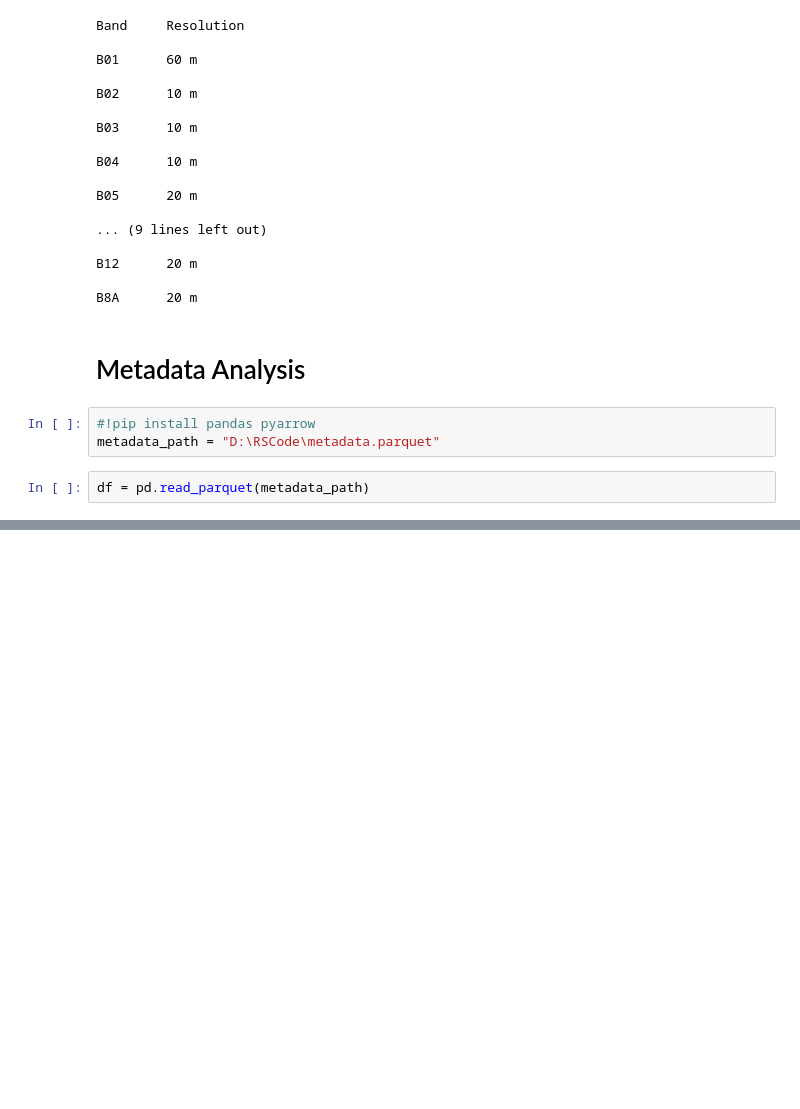
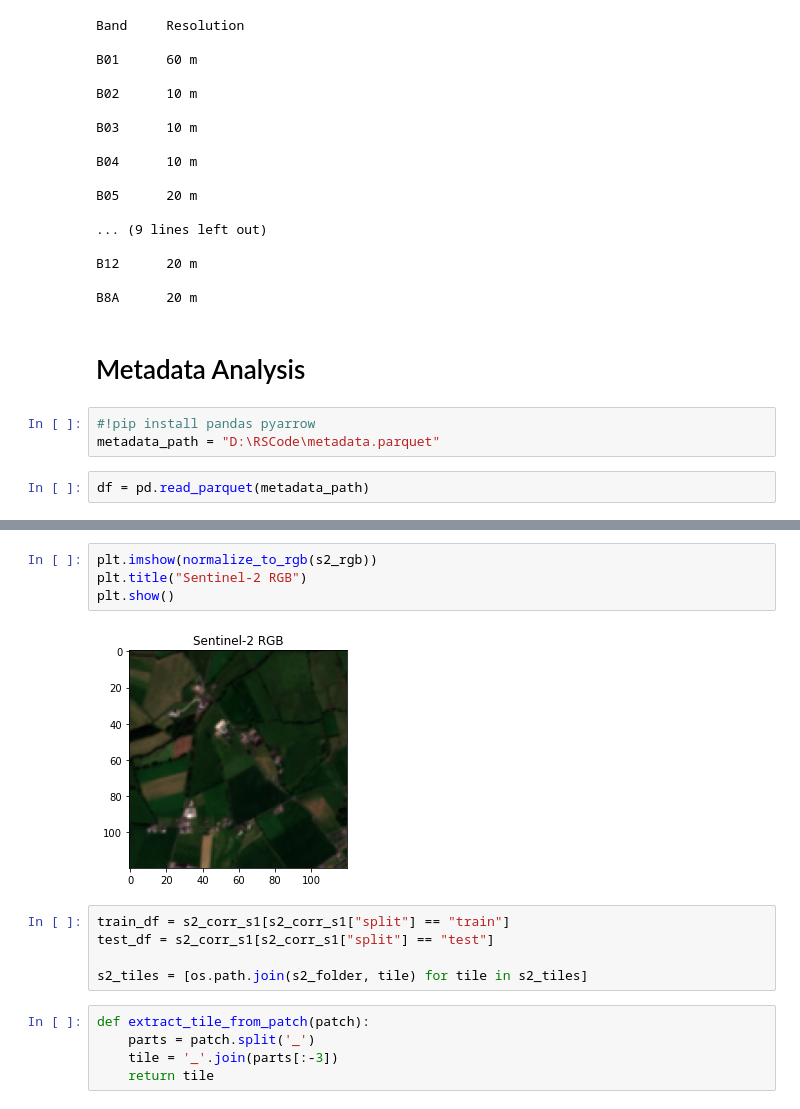
Before and after one commit to emirhansarioglu/Cross-Modal-Learning, a Jupyter notebook: SentinelDataPreparer.ipynb, the cells around one changed output, grey strips where cells are left out. Saved outputs shown, nothing was run; the diff lists cells and outputs as text; blank space fills up the shorter version.

```diff
--- a/SentinelDataPreparer.ipynb
+++ b/SentinelDataPreparer.ipynb
@@ -271,0 +250,16 @@ for s2_tile in s2_tiles[:5]:
+# %%
+plt.imshow(normalize_to_rgb(s2_rgb))
+plt.title("Sentinel-2 RGB")
+plt.show()
+# %% [output]
+[figure, added]
+# %%
+train_df = s2_corr_s1[s2_corr_s1["split"] == "train"]
+test_df = s2_corr_s1[s2_corr_s1["split"] == "test"]
+
+s2_tiles = [os.path.join(s2_folder, tile) for tile in s2_tiles]
+# %%
+def extract_tile_from_patch(patch):
+    parts = patch.split('_')
+    tile = '_'.join(parts[:-3])
+    return tile
```
Also changed, not shown: parts of 25 cells of this notebook.
